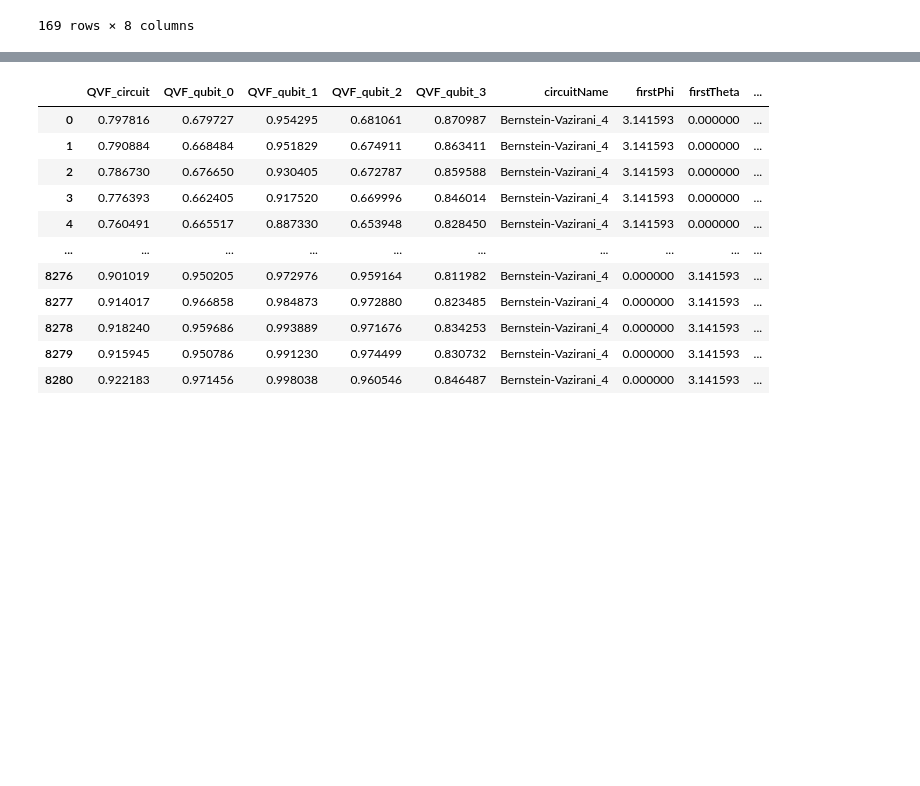
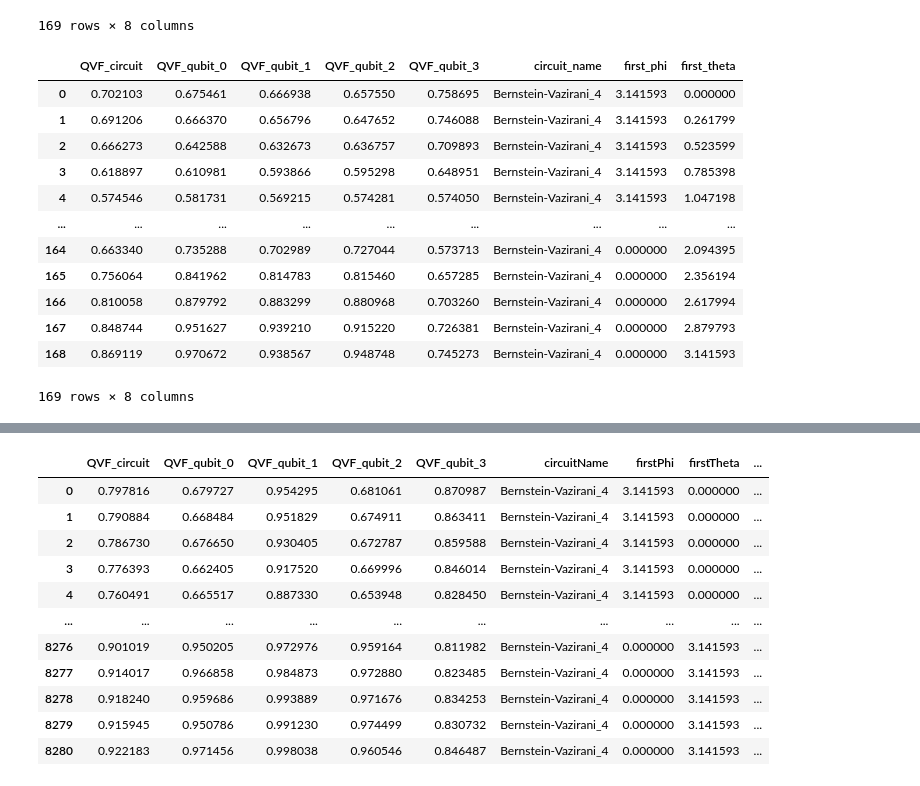
Before and after one commit to QuTAM/QuFI, a Jupyter notebook: reports/double_FI.ipynb, the cells around one changed output, grey strips where cells are left out. Drawn from its saved outputs; the diff is of its cells as text; code cells hidden in the pictures; blank space fills up the shorter version.

```diff
--- a/reports/double_FI.ipynb
+++ b/reports/double_FI.ipynb
@@ -168,3 +168,33 @@ new_qvfDF_noise
 | 167 | 0.879579 | 0.947212 | 0.955598 | 0.936785 | 0.782807 | Bernstein-Vazirani_4 | 0.000000 | 2.879793 |
 | 168 | 0.891370 | 0.958086 | 0.963867 | 0.953711 | 0.792408 | Bernstein-Vazirani_4 | 0.000000 | 3.141593 |
 169 rows × 8 columns
+# %%
+results = []
+for circuit in circuits:
+    for phi in phi_list:
+        for theta in theta_list:
+            qvf = compute_QVF_michelson_contrast_single_injection(df_only_single, circuit, phi, theta)
+            qvf['circuit_name'] = circuit
+            qvf['first_phi'] = phi
+            qvf['first_theta'] = theta
+            #qvf['threshold'] = threshold
+            results.append(qvf)
+
+new_qvfDF_noise_single = pd.DataFrame(results)
+new_qvfDF_noise_single = new_qvfDF_noise_single[sorted(list(new_qvfDF_noise_single.columns))]
+new_qvfDF_noise_single
+#compute_QVF_michelson_contrast
+# %% [output]
+|  | QVF_circuit | QVF_qubit_0 | QVF_qubit_1 | QVF_qubit_2 | QVF_qubit_3 | circuit_name | first_phi | first_theta |
+| 0 | 0.702103 | 0.675461 | 0.666938 | 0.657550 | 0.758695 | Bernstein-Vazirani_4 | 3.141593 | 0.000000 |
+| 1 | 0.691206 | 0.666370 | 0.656796 | 0.647652 | 0.746088 | Bernstein-Vazirani_4 | 3.141593 | 0.261799 |
+| 2 | 0.666273 | 0.642588 | 0.632673 | 0.636757 | 0.709893 | Bernstein-Vazirani_4 | 3.141593 | 0.523599 |
+| 3 | 0.618897 | 0.610981 | 0.593866 | 0.595298 | 0.648951 | Bernstein-Vazirani_4 | 3.141593 | 0.785398 |
+| 4 | 0.574546 | 0.581731 | 0.569215 | 0.574281 | 0.574050 | Bernstein-Vazirani_4 | 3.141593 | 1.047198 |
+| ... | ... | ... | ... | ... | ... | ... | ... | ... |
+| 164 | 0.663340 | 0.735288 | 0.702989 | 0.727044 | 0.573713 | Bernstein-Vazirani_4 | 0.000000 | 2.094395 |
+| 165 | 0.756064 | 0.841962 | 0.814783 | 0.815460 | 0.657285 | Bernstein-Vazirani_4 | 0.000000 | 2.356194 |
+| 166 | 0.810058 | 0.879792 | 0.883299 | 0.880968 | 0.703260 | Bernstein-Vazirani_4 | 0.000000 | 2.617994 |
+| 167 | 0.848744 | 0.951627 | 0.939210 | 0.915220 | 0.726381 | Bernstein-Vazirani_4 | 0.000000 | 2.879793 |
+| 168 | 0.869119 | 0.970672 | 0.938567 | 0.948748 | 0.745273 | Bernstein-Vazirani_4 | 0.000000 | 3.141593 |
+169 rows × 8 columns
```
Also changed, not shown: parts of 4 cells of this notebook, 2 other files.
